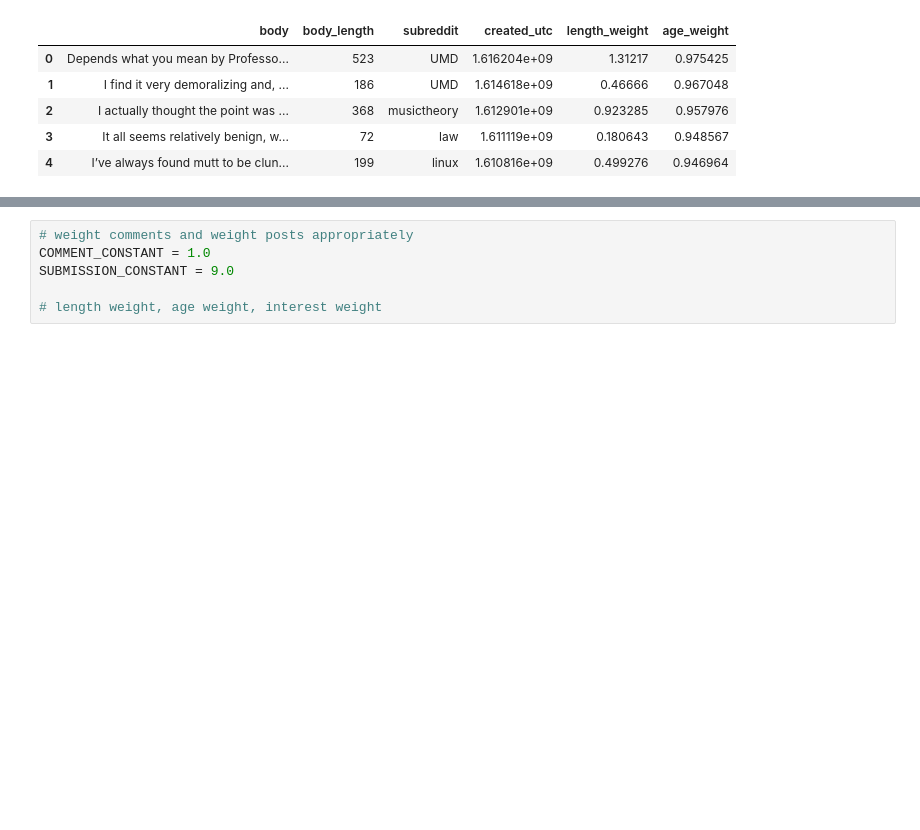
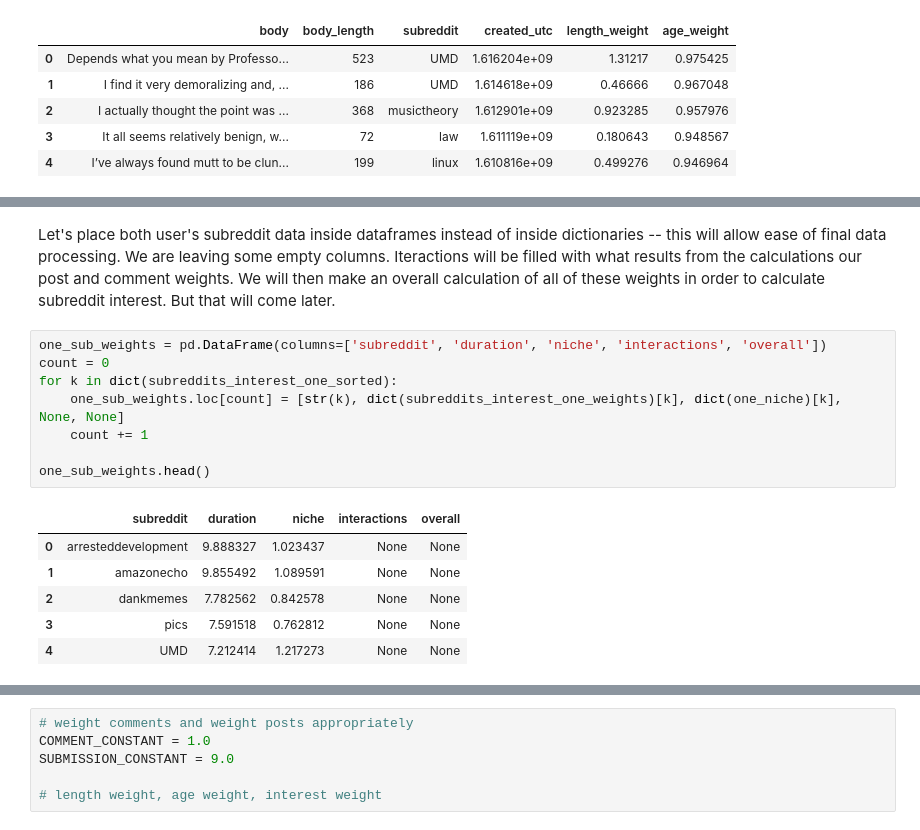
Before and after one commit to ariqbailey/ariqbailey.github.io, a Jupyter notebook: reddit-common-interests/Final_Project.ipynb, the cells around one changed output, grey strips where cells are left out. Cells and saved outputs as stored; diff of their text form; blank space fills up the shorter version.

Commit message:
Update Final_Project.ipynb
change libraries, reshape and normalize data

god i hope this works

```diff
--- a/reddit-common-interests/Final_Project.ipynb
+++ b/reddit-common-interests/Final_Project.ipynb
@@ -812,0 +822,17 @@ print(glance(subreddits_interest_two_weights))
+# %% [markdown]
+Let's place both user's subreddit data inside dataframes instead of inside dictionaries -- this will allow ease of final data processing. We are leaving some empty columns. Iteractions will be filled with what results from the calculations our post and comment weights. We will then make an overall calculation of all of these weights in order to calculate subreddit interest. But that will come later.
+# %%
+one_sub_weights = pd.DataFrame(columns=['subreddit', 'duration', 'niche', 'interactions', 'overall'])
+count = 0
+for k in dict(subreddits_interest_one_sorted):
+    one_sub_weights.loc[count] = [str(k), dict(subreddits_interest_one_weights)[k], dict(one_niche)[k], None, None]
+    count += 1
+
+one_sub_weights.head()
+# %% [output]
+|  | subreddit | duration | niche | interactions | overall |
+| 0 | arresteddevelopment | 9.888327 | 1.023437 | None | None |
+| 1 | amazonecho | 9.855492 | 1.089591 | None | None |
+| 2 | dankmemes | 7.782562 | 0.842578 | None | None |
+| 3 | pics | 7.591518 | 0.762812 | None | None |
+| 4 | UMD | 7.212414 | 1.217273 | None | None |
```
Also changed, not shown: parts of 19 cells of this notebook.
